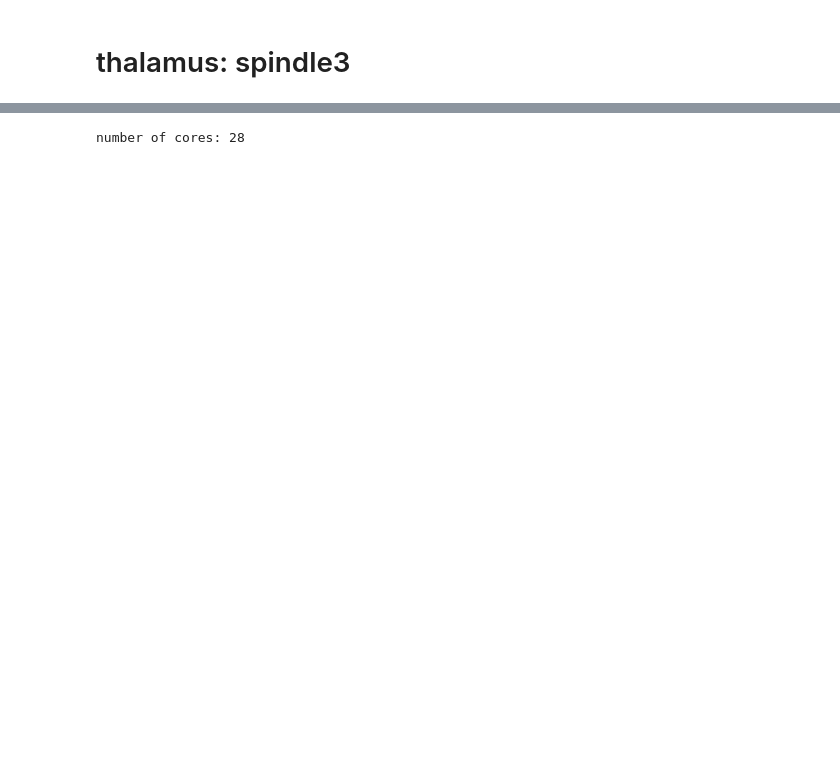
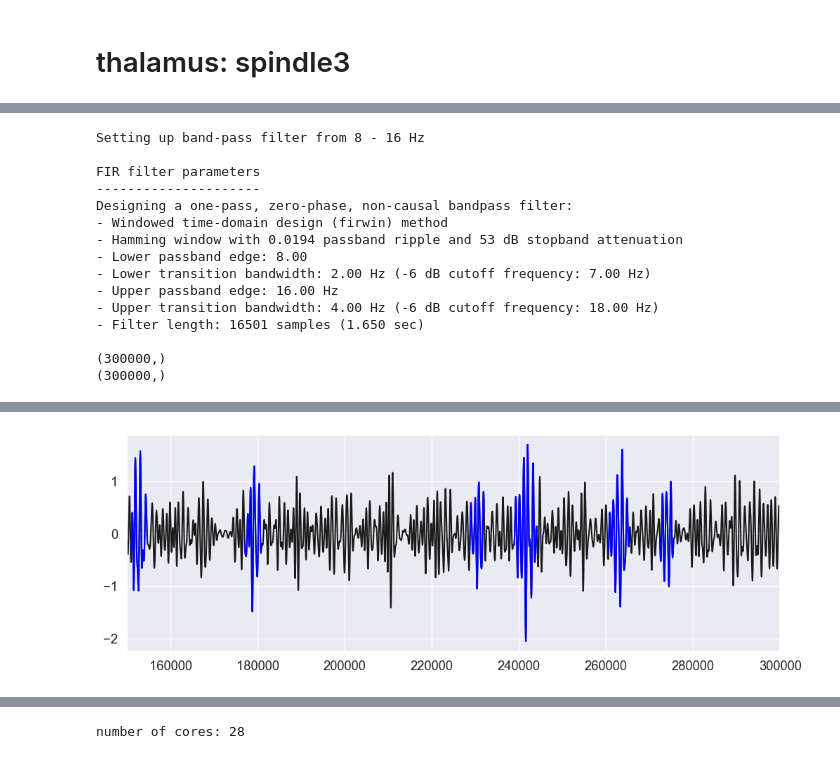
Before and after one commit to E-mail-hash/elisa_demo, a Jupyter notebook: notebooks/fig/fig_spindle3.ipynb, the cells around one changed output, grey strips where cells are left out. Cells and saved outputs as stored; diff of their text form; code cells hidden in the pictures; blank space fills up the shorter version.

```diff
--- a/notebooks/fig/fig_spindle3.ipynb
+++ b/notebooks/fig/fig_spindle3.ipynb
@@ -167,0 +194,53 @@ sns.despine()
+# %%
+import matplotlib.pyplot as plt
+# V_t after filter (tcr_sig) (how?)
+pad = 5.0
+filter_args1={"low_freq": 12.0, "high_freq": 16.0}
+filter_args2={"low_freq": 8.0, "high_freq": 12.0}
+filter_args3={"low_freq": 8.0, "high_freq": 16.0}
+
+
+tcr_filter = tcr_sig.detrend(inplace=False)
+if 0:#pad:
+    tcr_filter.pad(
+        how_much=pad, in_seconds=True, padding_type="reflect", side="both"
+    )
+#tcr_filter.filter(**filter_args1)
+tcr_filter.filter(**filter_args3)
+print(tcr_filter.data.values.shape)
+print(t.shape)
+fig, ax = plt.subplots(1, 1, figsize=(12, 4))
+
+#plt.setp(ax, xlim=(t[10000:].min(), t[10000:].max()))
+plt.setp(ax, xlim=(t[150000:300000].min(), t[150000:300000].max()))
+
+plt.subplot(1,1,1)
+#plt.plot(t[10000:110000], tcr_filter.data.values[10000:110000], lw=1.5, color='k')
+plt.plot(t[10000:], tcr_filter.data.values[10000:], lw=1.5, color='k')
+if sp2:
+    mask2 = sp2.get_mask()
+    spindles_highlight = tcr_filter.data.values * mask2
+    spindles_highlight[spindles_highlight == 0] = np.nan
+#    plt.plot(t[10000:110000], spindles_highlight[10000:110000], 'indianred')
+    plt.plot(t[10000:], spindles_highlight[10000:], 'indianred')
+if sp4:
+    mask4 = sp4.get_mask()
+    spindles_highlight = tcr_filter.data.values * mask4
+    spindles_highlight[spindles_highlight == 0] = np.nan
+    plt.plot(t[10000:], spindles_highlight[10000:], 'blue')
+# %% [output]
+Setting up band-pass filter from 8 - 16 Hz
+
+FIR filter parameters
+---------------------
+Designing a one-pass, zero-phase, non-causal bandpass filter:
+- Windowed time-domain design (firwin) method
+- Hamming window with 0.0194 passband ripple and 53 dB stopband attenuation
+- Lower passband edge: 8.00
+- Lower transition bandwidth: 2.00 Hz (-6 dB cutoff frequency: 7.00 Hz)
+- Upper passband edge: 16.00 Hz
+- Upper transition bandwidth: 4.00 Hz (-6 dB cutoff frequency: 18.00 Hz)
+- Filter length: 16501 samples (1.650 sec)
+
+(300000,)
+(300000,)
@@ -167,0 +250 @@ sns.despine()
+[figure, added]
```
Also changed, not shown: parts of 27 cells of this notebook, 46 other files.
